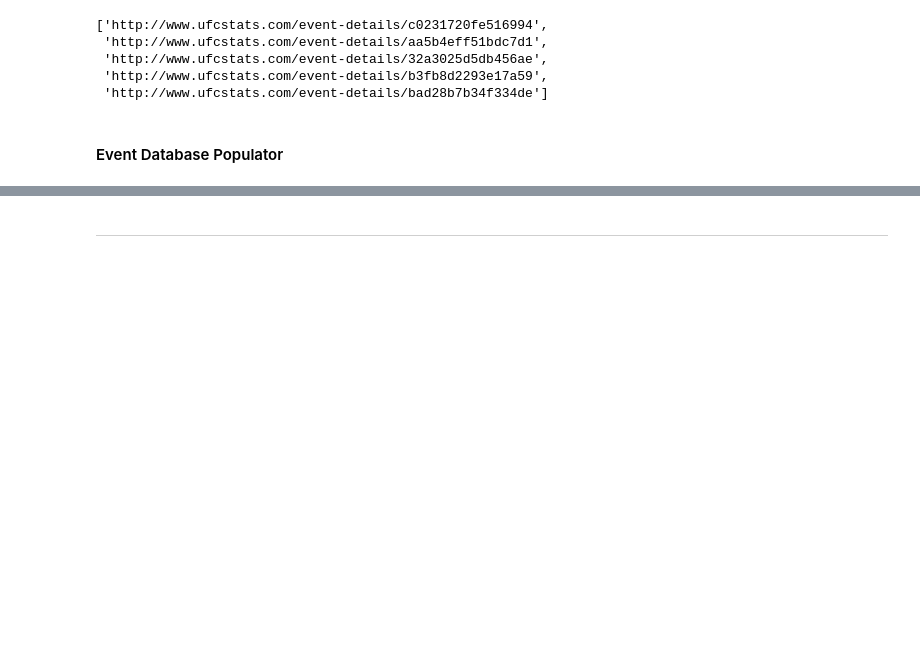
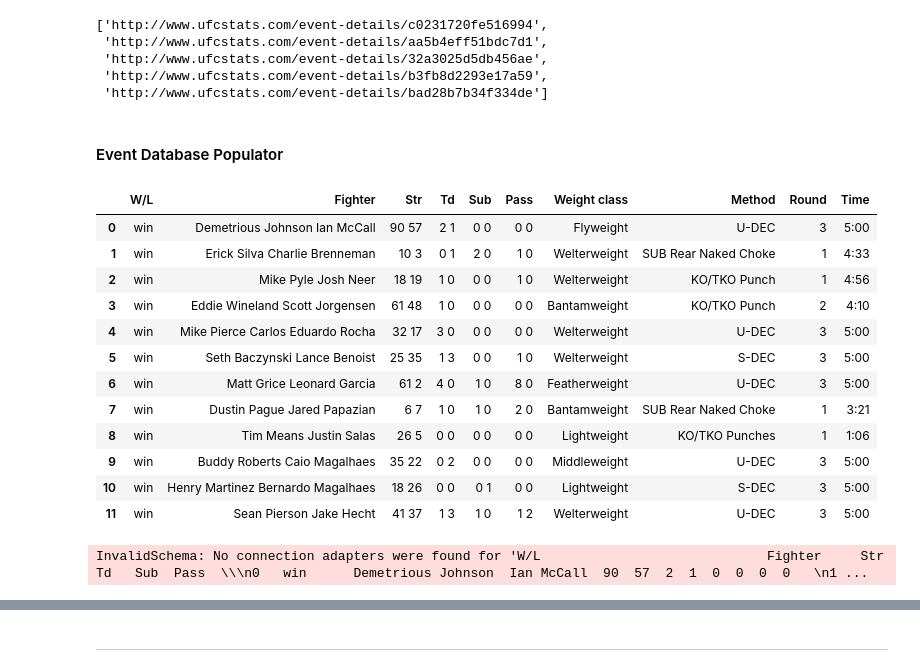
Before and after one commit to Neji128/Creating-a-SQL-Server-via-Web-Scrapping, a Jupyter notebook: data/Web_Scrapping.ipynb, the cells around one changed output, grey strips where cells are left out. Saved outputs shown, nothing was run; the diff lists cells and outputs as text; code cells hidden in the pictures; blank space fills up the shorter version.

```diff
--- a/data/Web_Scrapping.ipynb
+++ b/data/Web_Scrapping.ipynb
@@ -397,2 +397,24 @@ def fighter_column_transformer(df):
 
     df.Fighter = final_pairs
+# %%
+test = pd.read_html('http://ufcstats.com/event-details/49590e0508b2c19f')[0]
+test
+# %% [output]
+|  | W/L | Fighter | Str | Td | Sub | Pass | Weight class | Method | Round | Time |
+| 0 | win | Demetrious Johnson Ian McCall | 90 57 | 2 1 | 0 0 | 0 0 | Flyweight | U-DEC | 3 | 5:00 |
+| 1 | win | Erick Silva Charlie Brenneman | 10 3 | 0 1 | 2 0 | 1 0 | Welterweight | SUB Rear Naked Choke | 1 | 4:33 |
+| 2 | win | Mike Pyle Josh Neer | 18 19 | 1 0 | 0 0 | 1 0 | Welterweight | KO/TKO Punch | 1 | 4:56 |
+| 3 | win | Eddie Wineland Scott Jorgensen | 61 48 | 1 0 | 0 0 | 0 0 | Bantamweight | KO/TKO Punch | 2 | 4:10 |
+| 4 | win | Mike Pierce Carlos Eduardo Rocha | 32 17 | 3 0 | 0 0 | 0 0 | Welterweight | U-DEC | 3 | 5:00 |
+| 5 | win | Seth Baczynski Lance Benoist | 25 35 | 1 3 | 0 0 | 1 0 | Welterweight | S-DEC | 3 | 5:00 |
+| 6 | win | Matt Grice Leonard Garcia | 61 2 | 4 0 | 1 0 | 8 0 | Featherweight | U-DEC | 3 | 5:00 |
+| 7 | win | Dustin Pague Jared Papazian | 6 7 | 1 0 | 1 0 | 2 0 | Bantamweight | SUB Rear Naked Choke | 1 | 3:21 |
+| 8 | win | Tim Means Justin Salas | 26 5 | 0 0 | 0 0 | 0 0 | Lightweight | KO/TKO Punches | 1 | 1:06 |
+| 9 | win | Buddy Roberts Caio Magalhaes | 35 22 | 0 2 | 0 0 | 0 0 | Middleweight | U-DEC | 3 | 5:00 |
+| 10 | win | Henry Martinez Bernardo Magalhaes | 18 26 | 0 0 | 0 1 | 0 0 | Lightweight | S-DEC | 3 | 5:00 |
+| 11 | win | Sean Pierson Jake Hecht | 41 37 | 1 3 | 1 0 | 1 2 | Welterweight | U-DEC | 3 | 5:00 |
+# %%
+test_soup = soup_generator(test)
+event_fight_participants_fetcher(test_soup)
+# %% [output]
+InvalidSchema: No connection adapters were found for 'W/L                             Fighter     Str    Td   Sub  Pass  \\\n0   win      Demetrious Johnson  Ian McCall  90  57  2  1  0  0  0  0   \n1 ...
```
Also changed, not shown: parts of 12 cells of this notebook.
